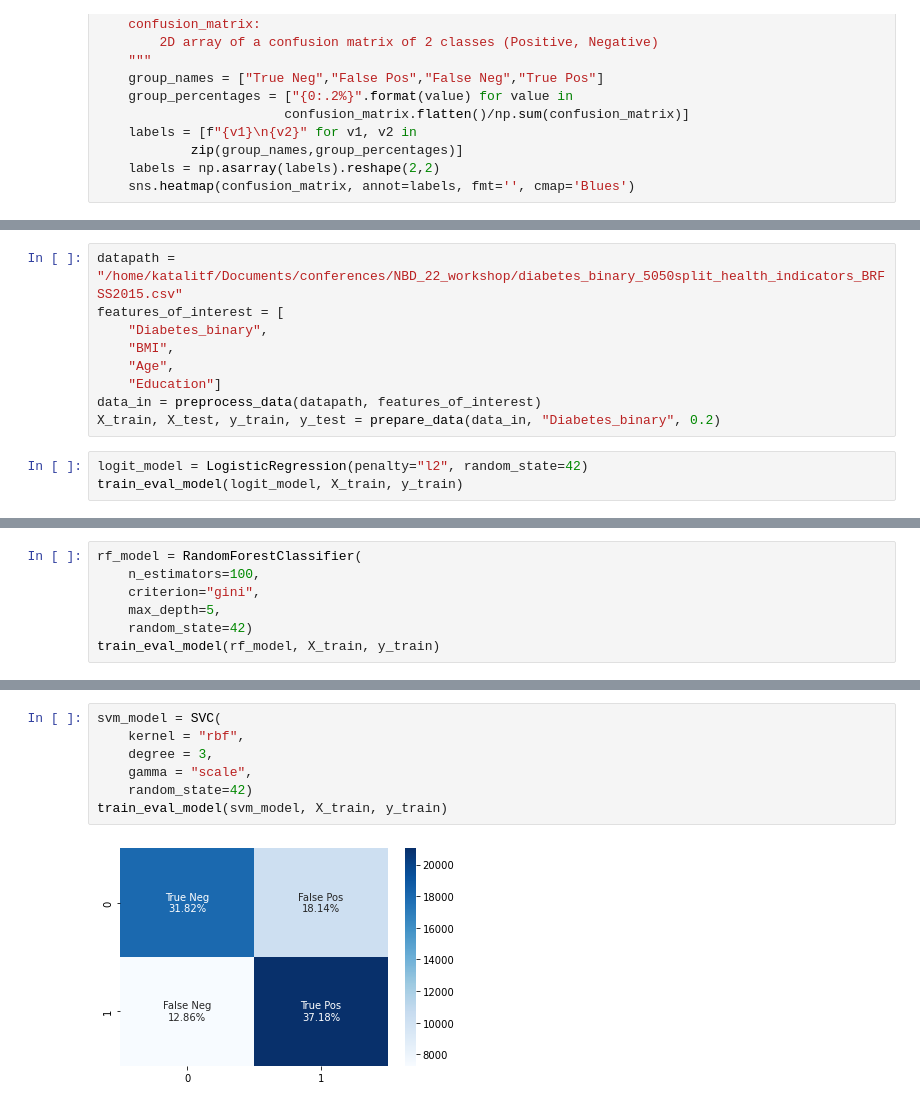
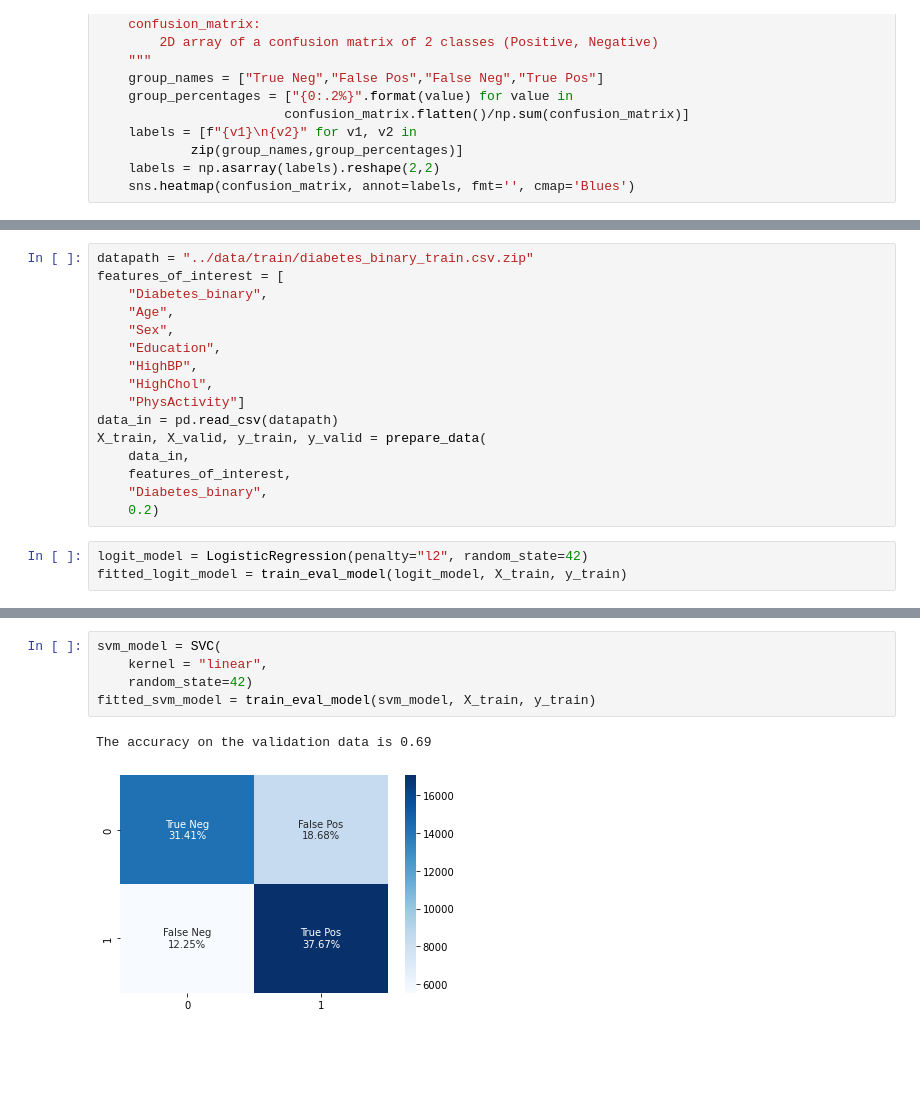
Before and after one commit to mbertani/responsible-datascience-ws, a Jupyter notebook: clean_code/creating_functions.ipynb, the cells around one changed output, grey strips where cells are left out. Saved outputs shown, nothing was run; the diff lists cells and outputs as text; blank space fills up the shorter version.

```diff
--- a/clean_code/creating_functions.ipynb
+++ b/clean_code/creating_functions.ipynb
@@ -90,13 +118,20 @@ def train_eval_model(model, X_train: np.ndarray, y_train: np.ndarray) -> None:
 # %%
-datapath = "/home/katalitf/Documents/conferences/NBD_22_workshop/diabetes_binary_5050split_health_indicators_BRFSS2015.csv"
+datapath = "../data/train/diabetes_binary_train.csv.zip"
 features_of_interest = [
     "Diabetes_binary",
-    "BMI",
     "Age",
-    "Education"]
-data_in = preprocess_data(datapath, features_of_interest)
-X_train, X_test, y_train, y_test = prepare_data(data_in, "Diabetes_binary", 0.2)
+    "Sex",
+    "Education",
+    "HighBP",
+    "HighChol",
+    "PhysActivity"]
+data_in = pd.read_csv(datapath)
+X_train, X_valid, y_train, y_valid = prepare_data(
+    data_in,
+    features_of_interest,
+    "Diabetes_binary",
+    0.2)
 # %%
 logit_model = LogisticRegression(penalty="l2", random_state=42)
-train_eval_model(logit_model, X_train, y_train)
+fitted_logit_model = train_eval_model(logit_model, X_train, y_train)
 # %% [output]
@@ -104,7 +139,0 @@ train_eval_model(logit_model, X_train, y_train)
-# %%
-rf_model = RandomForestClassifier(
-    n_estimators=100,
-    criterion="gini",
-    max_depth=5,
-    random_state=42)
-train_eval_model(rf_model, X_train, y_train)
@@ -113,9 +156,8 @@ train_eval_model(rf_model, X_train, y_train)
 # %%
 svm_model = SVC(
-    kernel = "rbf",
-    degree = 3,
-    gamma = "scale",
+    kernel = "linear",
     random_state=42)
-train_eval_model(svm_model, X_train, y_train)
+fitted_svm_model = train_eval_model(svm_model, X_train, y_train)
 # %% [output]
+The accuracy on the validation data is 0.69
-[figure, old version]
+[figure, new version]
```
Also changed, not shown: parts of 11 cells of this notebook, 9 other files.
